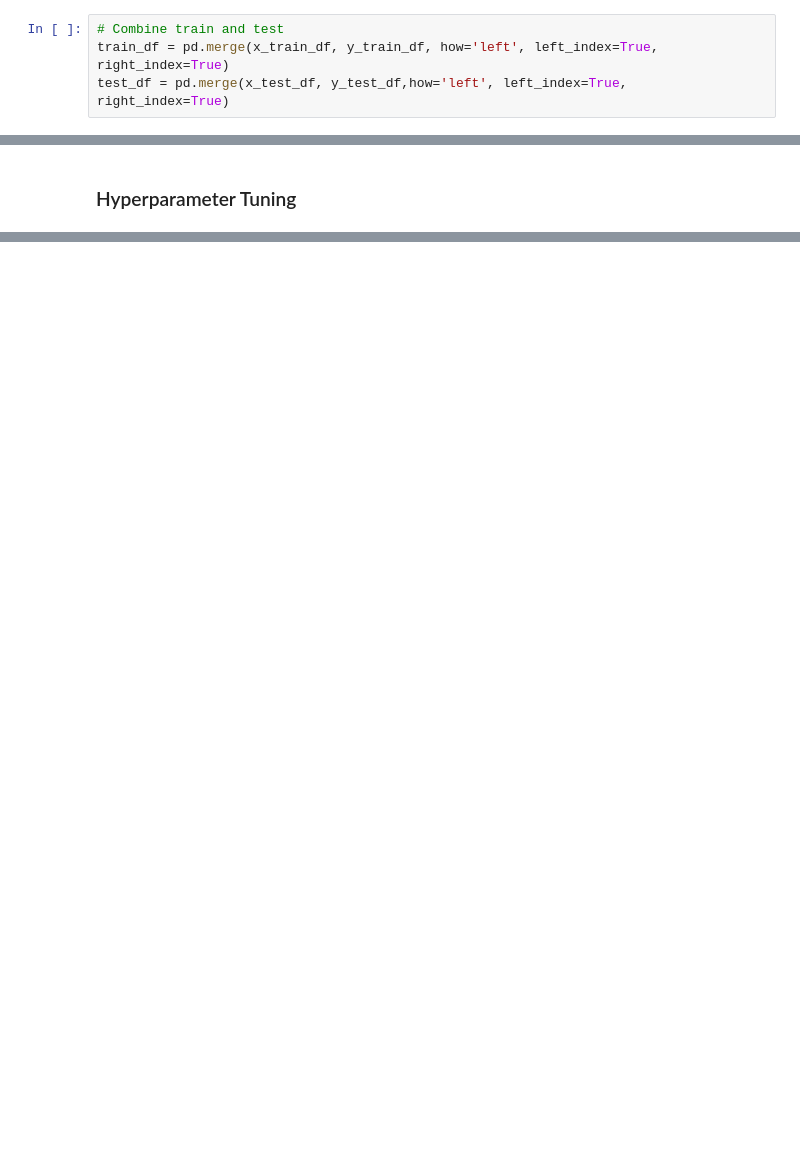
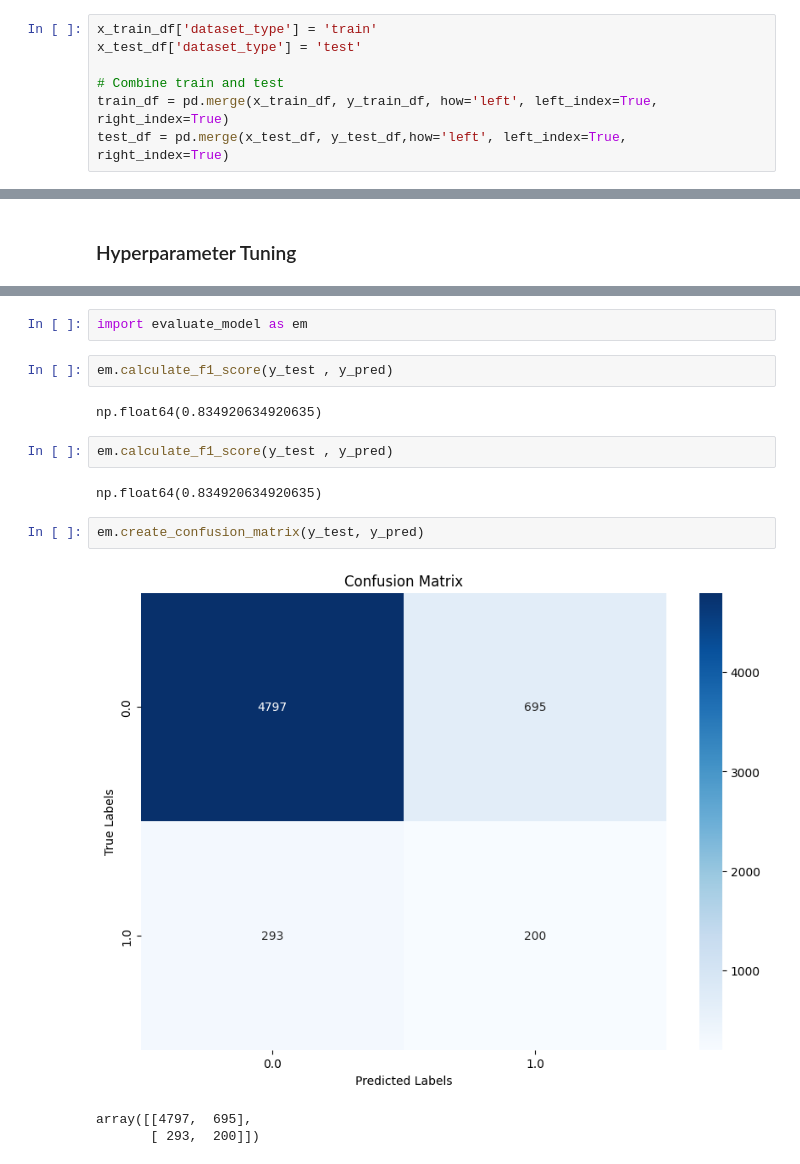
Before and after one commit to chrismca13/CFB_draft_propensity, a Jupyter notebook: notebooks/SupervisedLearning/svm_model.ipynb, the cells around one changed output, grey strips where cells are left out. Cells and saved outputs as stored; diff of their text form; blank space fills up the shorter version.

Commit message:
Add in evaluation steps for models

```diff
--- a/notebooks/SupervisedLearning/svm_model.ipynb
+++ b/notebooks/SupervisedLearning/svm_model.ipynb
@@ -27,6 +30,9 @@ y_train_df = pd.read_csv(y_train_path)
 x_test_df = pd.read_csv(x_test_path)
 y_test_df = pd.read_csv(y_test_path)
 # %%
+x_train_df['dataset_type'] = 'train'
+x_test_df['dataset_type'] = 'test'
+
 # Combine train and test
 train_df = pd.merge(x_train_df, y_train_df, how='left', left_index=True, right_index=True)
 test_df = pd.merge(x_test_df, y_test_df,how='left', left_index=True, right_index=True)
@@ -240,0 +217,16 @@ y_pred = svm_model.predict(X_test_processed)
+# %%
+import evaluate_model as em
+# %%
+em.calculate_f1_score(y_test , y_pred)
+# %% [output]
+np.float64(0.834920634920635)
+# %%
+em.calculate_f1_score(y_test , y_pred)
+# %% [output]
+np.float64(0.834920634920635)
+# %%
+em.create_confusion_matrix(y_test, y_pred)
+# %% [output]
+[figure, added]
+array([[4797,  695],
+       [ 293,  200]])
```
Also changed, not shown: parts of 35 cells of this notebook, 1 other file.
